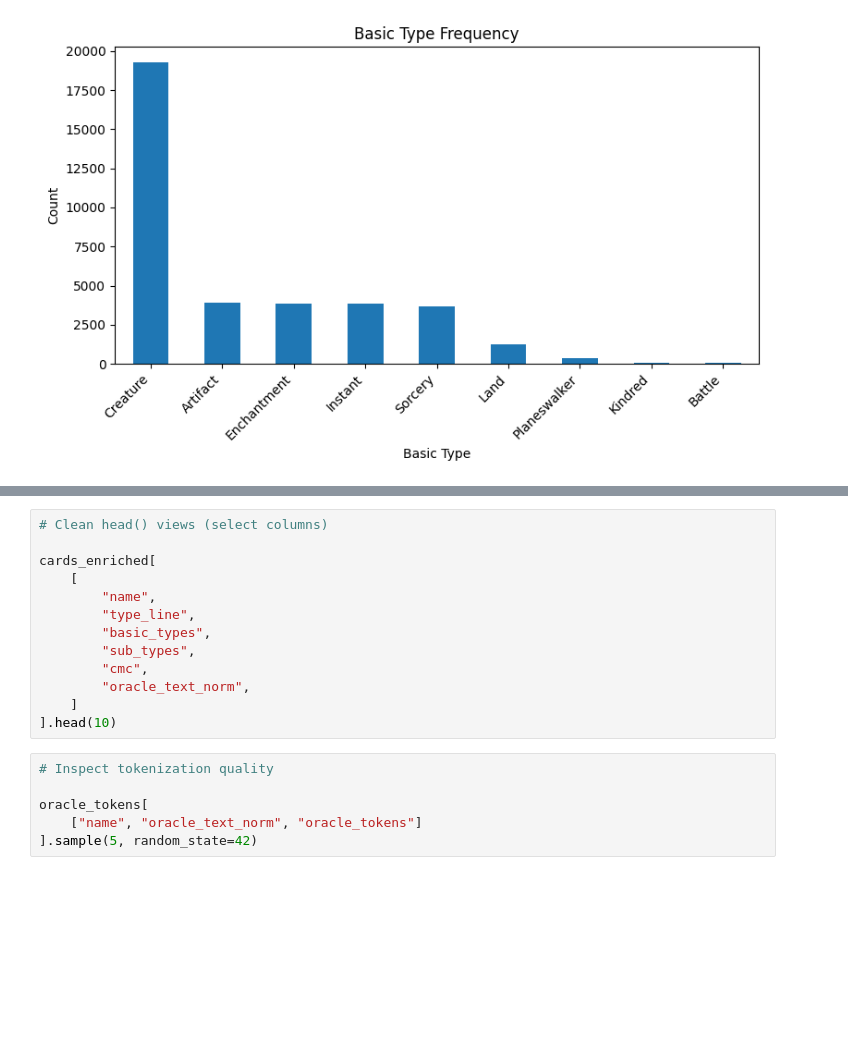
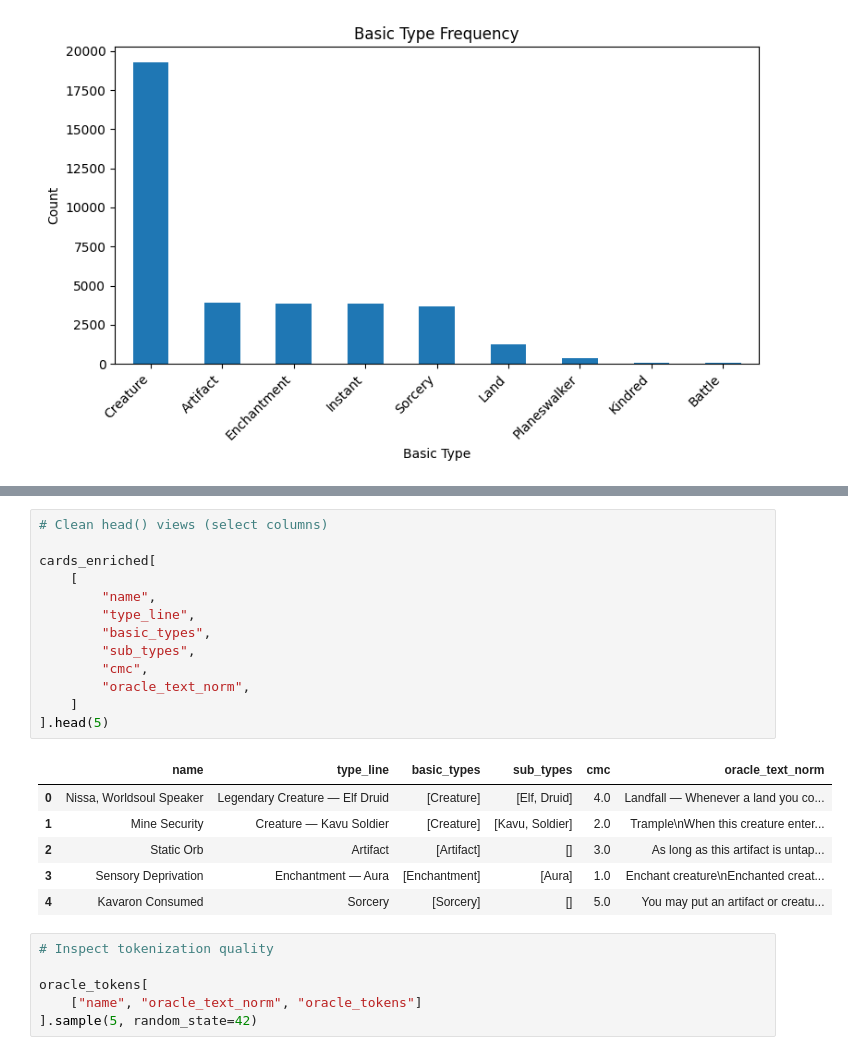
Before and after one commit to MitchellB9/mtg_ai, a Jupyter notebook: Notebooks/inspect_data.ipynb, the cells around one changed output, grey strips where cells are left out. Saved outputs shown, nothing was run; the diff lists cells and outputs as text; blank space fills up the shorter version.

```diff
--- a/Notebooks/inspect_data.ipynb
+++ b/Notebooks/inspect_data.ipynb
@@ -197,16 +133,23 @@ Name: count, dtype: int64
 # %%
 # Clean head() views (select columns)
 
 cards_enriched[
     [
         "name",
         "type_line",
         "basic_types",
         "sub_types",
         "cmc",
         "oracle_text_norm",
     ]
-].head(10)
+].head(5)
+# %% [output]
+|  | name | type_line | basic_types | sub_types | cmc | oracle_text_norm |
+| 0 | Nissa, Worldsoul Speaker | Legendary Creature — Elf Druid | [Creature] | [Elf, Druid] | 4.0 | Landfall — Whenever a land you co... |
+| 1 | Mine Security | Creature — Kavu Soldier | [Creature] | [Kavu, Soldier] | 2.0 | Trample\nWhen this creature enter... |
+| 2 | Static Orb | Artifact | [Artifact] | [] | 3.0 | As long as this artifact is untap... |
+| 3 | Sensory Deprivation | Enchantment — Aura | [Enchantment] | [Aura] | 1.0 | Enchant creature\nEnchanted creat... |
+| 4 | Kavaron Consumed | Sorcery | [Sorcery] | [] | 5.0 | You may put an artifact or creatu... |
 # %%
 # Inspect tokenization quality
 
```
Also changed, not shown: parts of 11 cells of this notebook, 1 other file.
